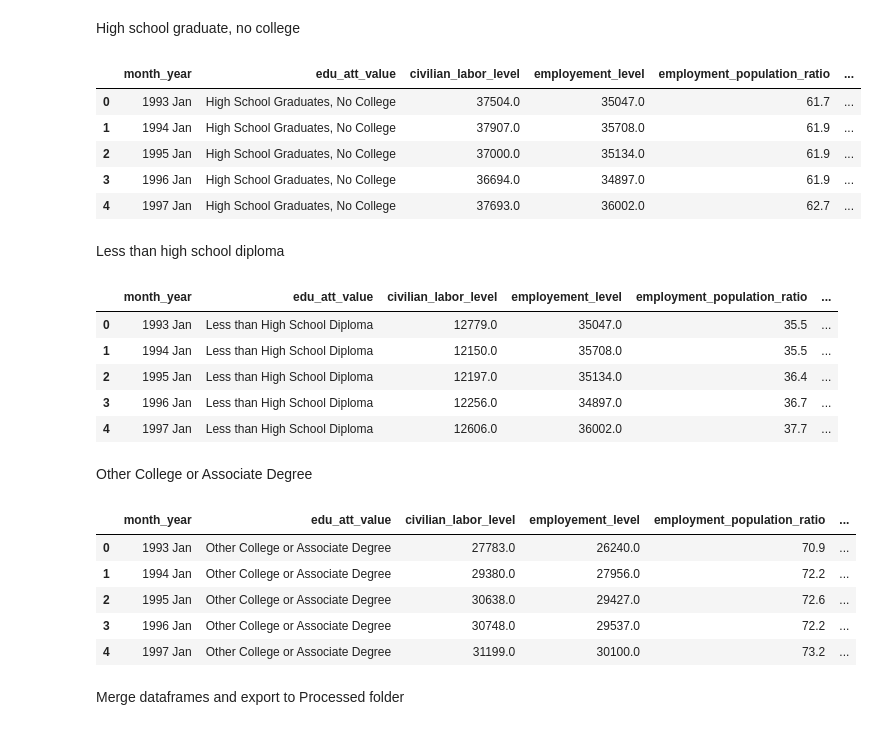
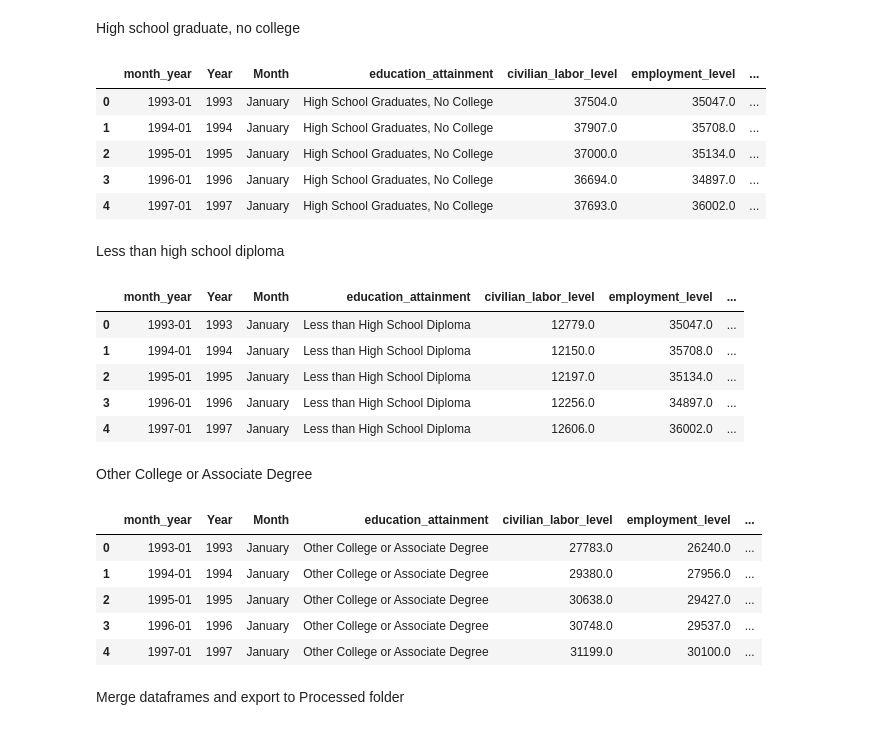
Before and after one commit to gailteh/IS428-Visual-Analytics-Project, a Jupyter notebook: Data_processing_edu.ipynb, the cells around one changed output. Saved outputs shown, nothing was run; the diff lists cells and outputs as text; code cells hidden in the pictures.

```diff
--- a/Data_processing_edu.ipynb
+++ b/Data_processing_edu.ipynb
@@ -33,24 +5,0 @@ new_clf.head()
-# %%
-edu = pd.DataFrame()
-year = clf.Year.values
-month_year_value = []
-edu_att_value = []
-month = list(clf.columns)
-month.remove("Year")
-for mon in month:
-        for yr in year:
-            month_year_value.append(str(yr)+" "+mon)
-            edu_att_value.append("Bachelor's Degree")
-# print(month_year_value)
-
-
-clf_month = []
-for mon in month:
-    # print(len(clf[mon].values))
-    clf_month.extend(list(clf[mon].values))
-# print(len(clf_month))
-
-edu["month_year"] = month_year_value
-edu["education_attainment"] = edu_att_value
-edu["civilian_labor_level"] = clf_month
-edu.head()
@@ -165,7 +118,9 @@ for mon in month:
             edu_att_value_hs.append("High School Graduates, No College")
 
 edu_hs["month_year"] = month_year_value
-edu_hs["edu_att_value"] = edu_att_value_hs
+edu_hs["Year"] = year_value
+edu_hs["Month"] = month_value
+edu_hs["education_attainment"] = edu_att_value_hs
 
 clf_hs = pd.read_excel("Data/Education/(Seas) Civilian Labor Force Level - High School Graduates, No College, 25 yrs. & over.xlsx",header=12)
 clf_month_hs = []
@@ -177,44 +132,44 @@ emp_lvl_hs = pd.read_excel("Data/Education/(Seas) Employment Level - High School
 emp_lvl_month_hs = []
 for mon in month:
     emp_lvl_month_hs.extend(list(emp_lvl_hs[mon].values))
-edu_hs["employement_level"] = emp_lvl_month_hs
+edu_hs["employment_level"] = emp_lvl_month_hs
 
 
 emp_pop_hs = pd.read_excel("Data/Education/(Seas) Employment-Population Ratio - High School Graduates, No College, 25 yrs. & over.xlsx",header=12)
 emp_pop_month_hs = []
 for mon in month:
     emp_pop_month_hs.extend(list(emp_pop_hs[mon].values))
 edu_hs["employment_population_ratio"] = emp_pop_month_hs
 
 
 lab_force_part_hs = pd.read_excel("Data/Education/(Seas) Labor Force Participation Rate - High School Graduates, No College, 25 yrs. & over.xlsx",header=12)
 lab_force_part_month_hs = []
 for mon in month:
     lab_force_part_month_hs.extend(list(lab_force_part_hs[mon].values))
 edu_hs["labor_force_participation_rate"] = lab_force_part_month_hs
 
 
 unemp_lvl_hs = pd.read_excel("Data/Education/(Seas) Unemployment Level - High School Graduates, No College, 25 yrs. & over.xlsx",header=12)
 unemp_lvl_month_hs = []
 for mon in month:
     unemp_lvl_month_hs.extend(list(unemp_lvl_hs[mon].values))
 edu_hs["unemployment_level"] = unemp_lvl_month_hs
 
 
 unemp_rate_hs = pd.read_excel("Data/Education/(Seas) Unemployment Rate - High School Graduates, No College, 25 yrs. & over.xlsx",header=12)
 unemp_rate_month_hs = []
 for mon in month:
     unemp_rate_month_hs.extend(list(unemp_rate_hs[mon].values))
 edu_hs["unemployment_rate"] = unemp_rate_month_hs
 
 edu_hs.head()
 # %% [output]
-|  | month_year | edu_att_value | civilian_labor_level | employement_level | employment_population_ratio | ... |
-| 0 | 1993 Jan | High School Graduates, No College | 37504.0 | 35047.0 | 61.7 | ... |
-| 1 | 1994 Jan | High School Graduates, No College | 37907.0 | 35708.0 | 61.9 | ... |
-| 2 | 1995 Jan | High School Graduates, No College | 37000.0 | 35134.0 | 61.9 | ... |
-| 3 | 1996 Jan | High School Graduates, No College | 36694.0 | 34897.0 | 61.9 | ... |
-| 4 | 1997 Jan | High School Graduates, No College | 37693.0 | 36002.0 | 62.7 | ... |
+|  | month_year | Year | Month | education_attainment | civilian_labor_level | employment_level | ... |
+| 0 | 1993-01 | 1993 | January | High School Graduates, No College | 37504.0 | 35047.0 | ... |
+| 1 | 1994-01 | 1994 | January | High School Graduates, No College | 37907.0 | 35708.0 | ... |
+| 2 | 1995-01 | 1995 | January | High School Graduates, No College | 37000.0 | 35134.0 | ... |
+| 3 | 1996-01 | 1996 | January | High School Graduates, No College | 36694.0 | 34897.0 | ... |
+| 4 | 1997-01 | 1997 | January | High School Graduates, No College | 37693.0 | 36002.0 | ... |
 # %% [markdown]
 Less than high school diploma
 # %%
@@ -226,7 +181,9 @@ for mon in month:
             edu_att_value_lthsd.append("Less than High School Diploma")
 
 edu_lthsd["month_year"] = month_year_value
-edu_lthsd["edu_att_value"] = edu_att_value_lthsd
+edu_lthsd["Year"] = year_value
+edu_lthsd["Month"] = month_value
+edu_lthsd["education_attainment"] = edu_att_value_lthsd
 
 clf_lthsd = pd.read_excel("Data/Education/(Seas) Civilian Labor Force Level - Less than a High School Diploma, 25 yrs. & over.xlsx",header=12)
 clf_month_lthsd = []
@@ -238,7 +195,7 @@ emp_lvl_lthsd = pd.read_excel("Data/Education/(Seas) Employment Level - High Sch
 emp_lvl_month_lthsd = []
 for mon in month:
     emp_lvl_month_lthsd.extend(list(emp_lvl_lthsd[mon].values))
-edu_lthsd["employement_level"] = emp_lvl_month_lthsd
+edu_lthsd["employment_level"] = emp_lvl_month_lthsd
 
 
 emp_pop_lthsd = pd.read_excel("Data/Education/(Seas) Employment-Population Ratio - Less than a High School Diploma, 25 yrs. & over.xlsx",header=12)
@@ -270,12 +227,12 @@ edu_lthsd["unemployment_rate"] = unemp_rate_month_lthsd
 
 edu_lthsd.head()
 # %% [output]
-|  | month_year | edu_att_value | civilian_labor_level | employement_level | employment_population_ratio | ... |
-| 0 | 1993 Jan | Less than High School Diploma | 12779.0 | 35047.0 | 35.5 | ... |
-| 1 | 1994 Jan | Less than High School Diploma | 12150.0 | 35708.0 | 35.5 | ... |
-| 2 | 1995 Jan | Less than High School Diploma | 12197.0 | 35134.0 | 36.4 | ... |
-| 3 | 1996 Jan | Less than High School Diploma | 12256.0 | 34897.0 | 36.7 | ... |
-| 4 | 1997 Jan | Less than High School Diploma | 12606.0 | 36002.0 | 37.7 | ... |
+|  | month_year | Year | Month | education_attainment | civilian_labor_level | employment_level | ... |
+| 0 | 1993-01 | 1993 | January | Less than High School Diploma | 12779.0 | 35047.0 | ... |
+| 1 | 1994-01 | 1994 | January | Less than High School Diploma | 12150.0 | 35708.0 | ... |
+| 2 | 1995-01 | 1995 | January | Less than High School Diploma | 12197.0 | 35134.0 | ... |
+| 3 | 1996-01 | 1996 | January | Less than High School Diploma | 12256.0 | 34897.0 | ... |
+| 4 | 1997-01 | 1997 | January | Less than High School Diploma | 12606.0 | 36002.0 | ... |
 # %% [markdown]
 Other College or Associate Degree
 # %%
@@ -287,7 +244,9 @@ for mon in month:
             edu_att_value_ad.append("Other College or Associate Degree")
 
 edu_ad["month_year"] = month_year_value
-edu_ad["edu_att_value"] = edu_att_value_ad
+edu_ad["Year"] = year_value
+edu_ad["Month"] = month_value
+edu_ad["education_attainment"] = edu_att_value_ad
 
 clf_ad = pd.read_excel("Data/Education/(Seas) Civilian Labor Force Level - Some College or Associate Degree, 25 yrs. & over.xlsx",header=12)
 clf_month_ad = []
@@ -299,7 +258,7 @@ emp_lvl_ad = pd.read_excel("Data/Education/(Seas) Employment Level - Some Colleg
 emp_lvl_month_ad = []
 for mon in month:
     emp_lvl_month_ad.extend(list(emp_lvl_ad[mon].values))
-edu_ad["employement_level"] = emp_lvl_month_ad
+edu_ad["employment_level"] = emp_lvl_month_ad
 
 
 emp_pop_ad = pd.read_excel("Data/Education/(Seas) Employment-Population Ratio - Some College or Associate Degree, 25 yrs. & over.xlsx",header=12)
@@ -331,12 +290,12 @@ edu_ad["unemployment_rate"] = unemp_rate_month_ad
 
 edu_ad.head()
 # %% [output]
-|  | month_year | edu_att_value | civilian_labor_level | employement_level | employment_population_ratio | ... |
-| 0 | 1993 Jan | Other College or Associate Degree | 27783.0 | 26240.0 | 70.9 | ... |
-| 1 | 1994 Jan | Other College or Associate Degree | 29380.0 | 27956.0 | 72.2 | ... |
-| 2 | 1995 Jan | Other College or Associate Degree | 30638.0 | 29427.0 | 72.6 | ... |
-| 3 | 1996 Jan | Other College or Associate Degree | 30748.0 | 29537.0 | 72.2 | ... |
-| 4 | 1997 Jan | Other College or Associate Degree | 31199.0 | 30100.0 | 73.2 | ... |
+|  | month_year | Year | Month | education_attainment | civilian_labor_level | employment_level | ... |
+| 0 | 1993-01 | 1993 | January | Other College or Associate Degree | 27783.0 | 26240.0 | ... |
+| 1 | 1994-01 | 1994 | January | Other College or Associate Degree | 29380.0 | 27956.0 | ... |
+| 2 | 1995-01 | 1995 | January | Other College or Associate Degree | 30638.0 | 29427.0 | ... |
+| 3 | 1996-01 | 1996 | January | Other College or Associate Degree | 30748.0 | 29537.0 | ... |
+| 4 | 1997-01 | 1997 | January | Other College or Associate Degree | 31199.0 | 30100.0 | ... |
 # %% [markdown]
 Merge dataframes and export to Processed folder
 # %%
```
Also changed, not shown: parts of 16 cells of this notebook, 1 other file.
